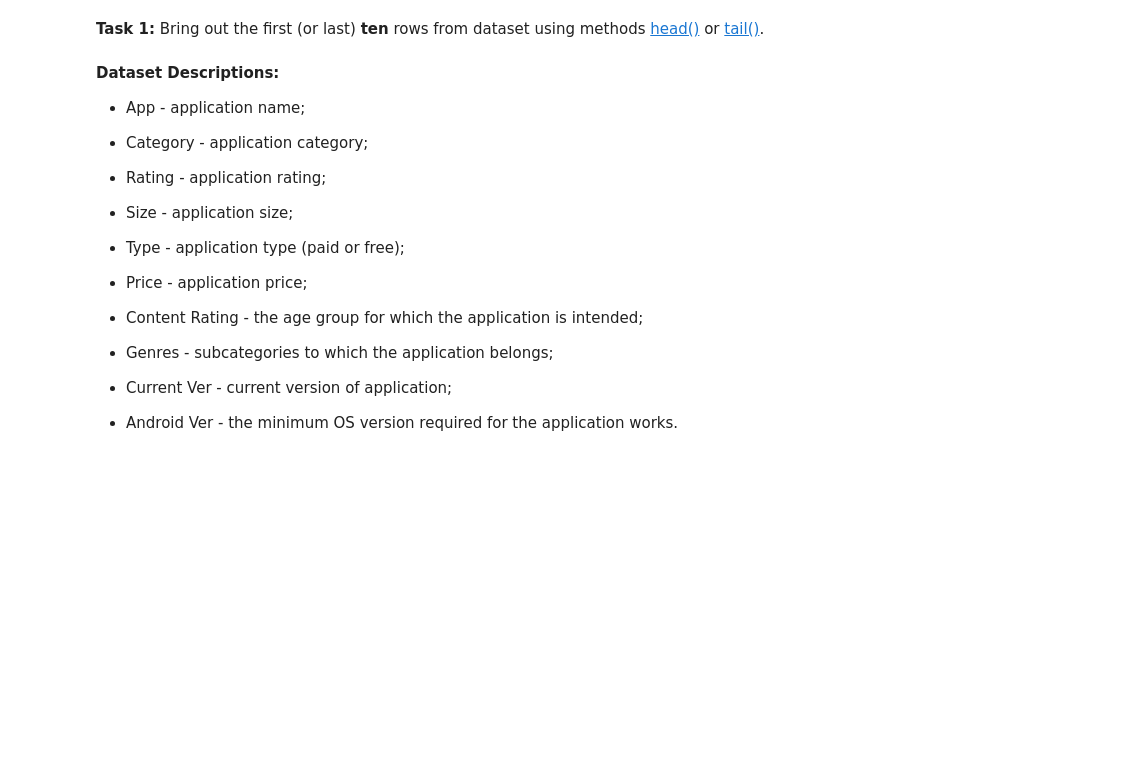
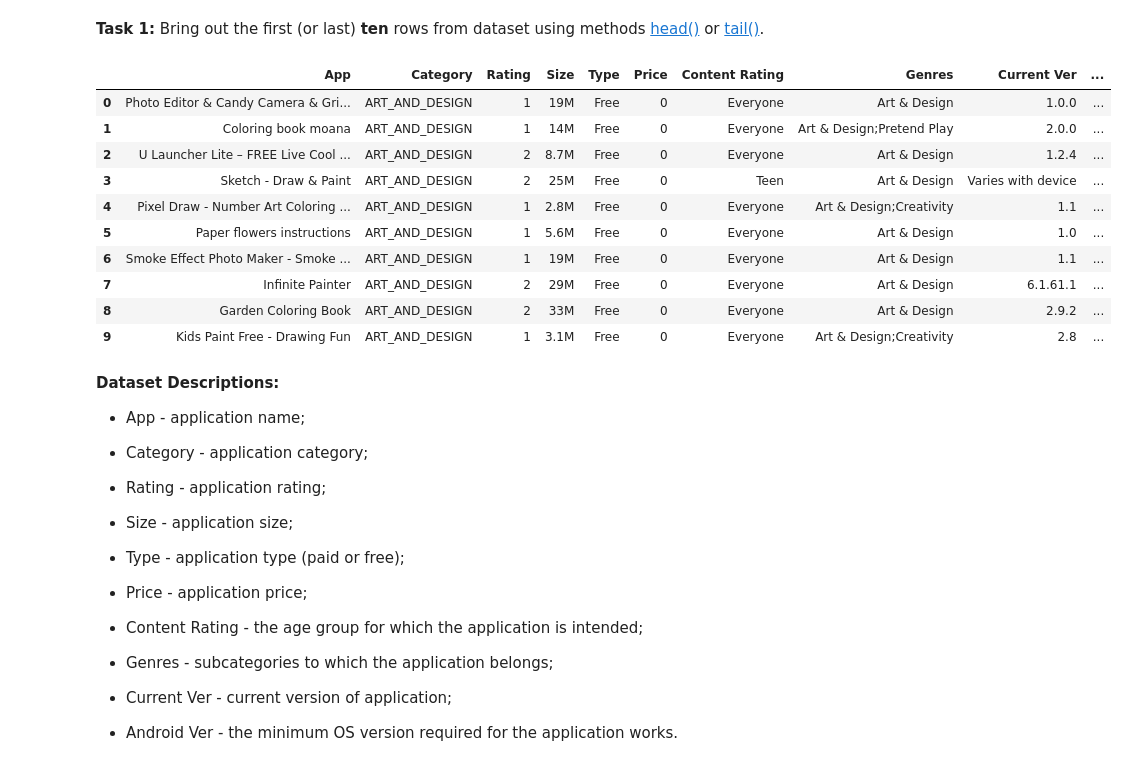
Before and after one commit to antoineodier/workshop1_ml, a Jupyter notebook: notebook_workshop_task.ipynb, the cells around one changed output. Cells and saved outputs as stored; diff of their text form; code cells hidden in the pictures; blank space fills up the shorter version.

```diff
--- a/notebook_workshop_task.ipynb
+++ b/notebook_workshop_task.ipynb
@@ -200,3 +198,17 @@ df = pd.read_csv(DATA_F)
+# %%
+df.head(10)
+# %% [output]
+|  | App | Category | Rating | Size | Type | Price | Content Rating | Genres | Current Ver | ... |
+| 0 | Photo Editor & Candy Camera & Gri... | ART_AND_DESIGN | 1 | 19M | Free | 0 | Everyone | Art & Design | 1.0.0 | ... |
+| 1 | Coloring book moana | ART_AND_DESIGN | 1 | 14M | Free | 0 | Everyone | Art & Design;Pretend Play | 2.0.0 | ... |
+| 2 | U Launcher Lite – FREE Live Cool ... | ART_AND_DESIGN | 2 | 8.7M | Free | 0 | Everyone | Art & Design | 1.2.4 | ... |
+| 3 | Sketch - Draw & Paint | ART_AND_DESIGN | 2 | 25M | Free | 0 | Teen | Art & Design | Varies with device | ... |
+| 4 | Pixel Draw - Number Art Coloring ... | ART_AND_DESIGN | 1 | 2.8M | Free | 0 | Everyone | Art & Design;Creativity | 1.1 | ... |
+| 5 | Paper flowers instructions | ART_AND_DESIGN | 1 | 5.6M | Free | 0 | Everyone | Art & Design | 1.0 | ... |
+| 6 | Smoke Effect Photo Maker - Smoke ... | ART_AND_DESIGN | 1 | 19M | Free | 0 | Everyone | Art & Design | 1.1 | ... |
+| 7 | Infinite Painter | ART_AND_DESIGN | 2 | 29M | Free | 0 | Everyone | Art & Design | 6.1.61.1 | ... |
+| 8 | Garden Coloring Book | ART_AND_DESIGN | 2 | 33M | Free | 0 | Everyone | Art & Design | 2.9.2 | ... |
+| 9 | Kids Paint Free - Drawing Fun | ART_AND_DESIGN | 1 | 3.1M | Free | 0 | Everyone | Art & Design;Creativity | 2.8 | ... |
 # %% [markdown]
 
 **Dataset Descriptions:**
```
Also changed, not shown: parts of 84 cells of this notebook.
